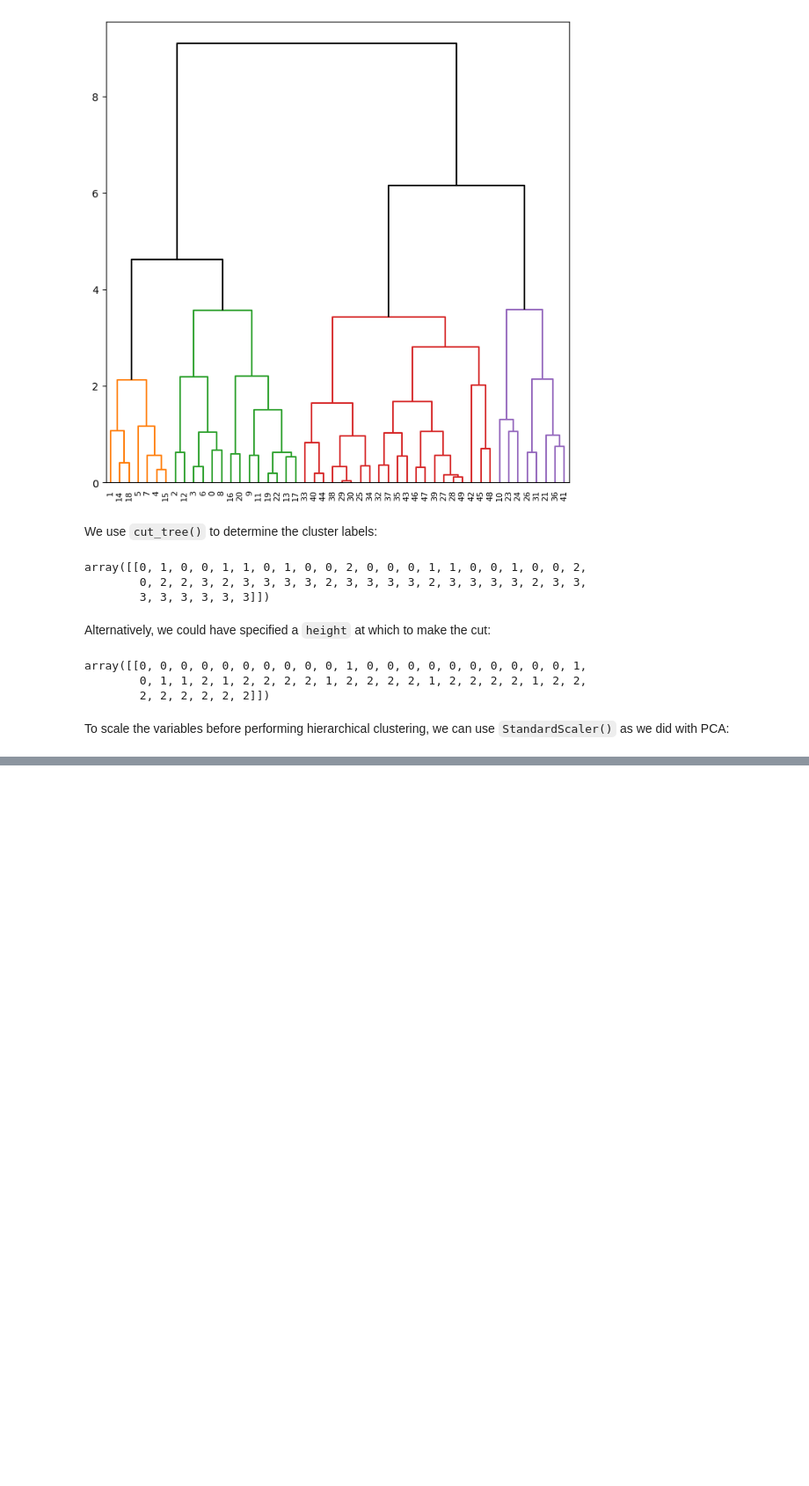
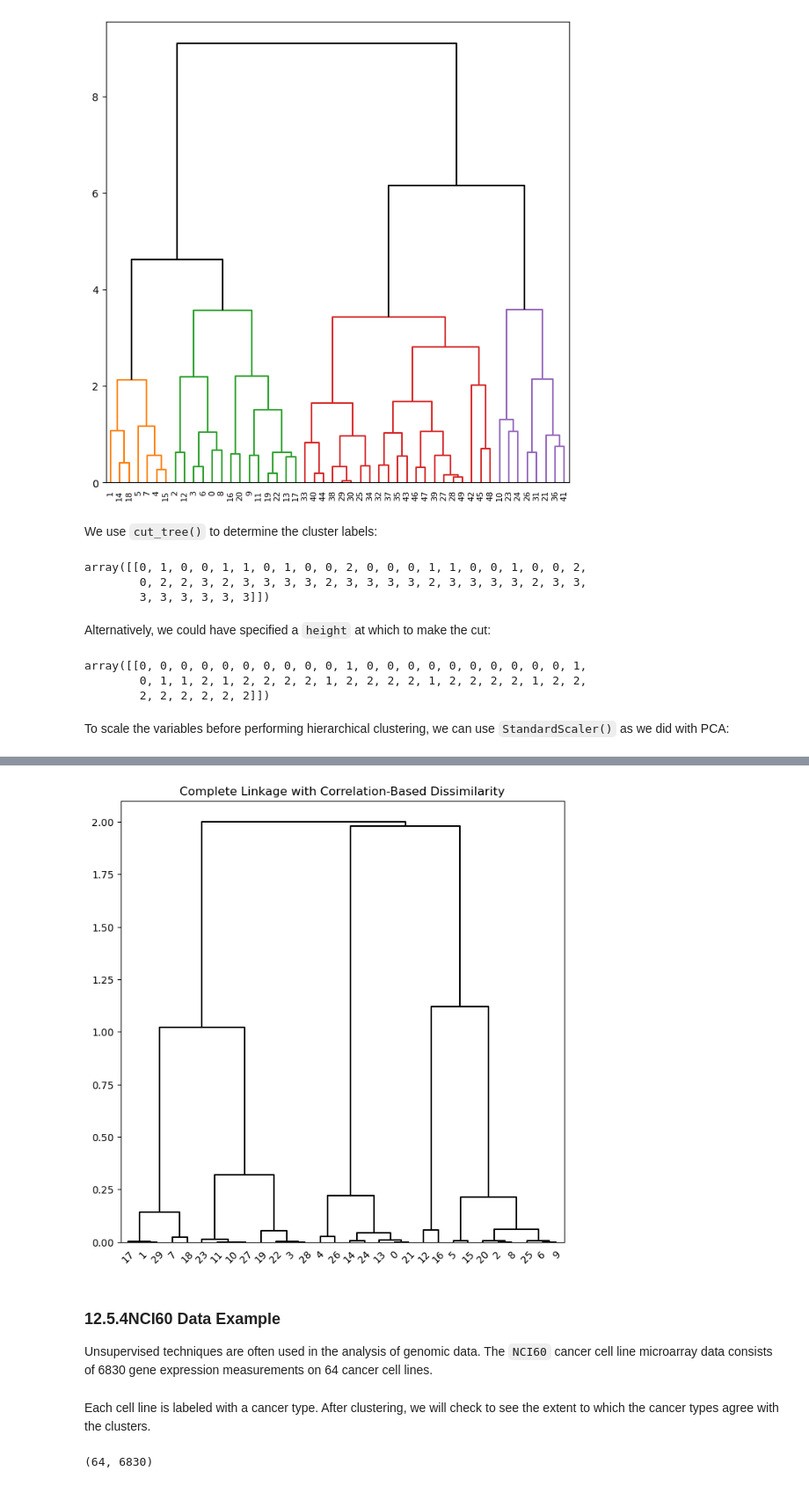
Before and after one commit to richhuwtaylor/introduction-to-statistical-learning, a Jupyter notebook: Chapter_12_Unsupervised_Learning/Chapter_12_Unsupervised_Learning_Lab.ipynb, the cells around one changed output, grey strips where cells are left out. Shown at 88% size. Drawn from its saved outputs; the diff is of its cells as text; code cells hidden in the pictures; blank space fills up the shorter version.

Commit message:
Finish chapter 12 unsupervised learning lab

```diff
--- a/Chapter_12_Unsupervised_Learning/Chapter_12_Unsupervised_Learning_Lab.ipynb
+++ b/Chapter_12_Unsupervised_Learning/Chapter_12_Unsupervised_Learning_Lab.ipynb
@@ -418,0 +437,20 @@ To scale the variables before performing hierarchical clustering, we can use `St
+# %%
+X = np.random.standard_normal((30, 3))
+corD = 1 - np.corrcoef(X)
+hc_cor = HClust(
+    linkage='complete',
+    distance_threshold=0,
+    n_clusters=None,
+    metric='precomputed'
+)
+hc_cor.fit(corD)
+linkage_cor = compute_linkage(hc_cor)
+fig, ax = plt.subplots(1, 1, figsize=(8, 8))
+dendrogram(linkage_cor , ax=ax, **cargs)
+ax.set_title('Complete Linkage with Correlation-Based Dissimilarity');
+# %% [output]
+[figure, added]
+# %% [markdown]
+### 12.5.4NCI60 Data Example
+
+Unsupervised techniques are often used in the analysis of genomic data. The `NCI60` cancer cell line microarray data consists of 6830 gene expression measurements on 64 cancer cell lines.
@@ -418,0 +461,6 @@ To scale the variables before performing hierarchical clustering, we can use `St
+# %% [markdown]
+Each cell line is labeled with a cancer type. After clustering, we will check to see the extent to which the cancer types agree with the clusters.
+# %%
+nci_data.shape
+# %% [output]
+(64, 6830)
```
Also changed, not shown: parts of 17 cells of this notebook.
